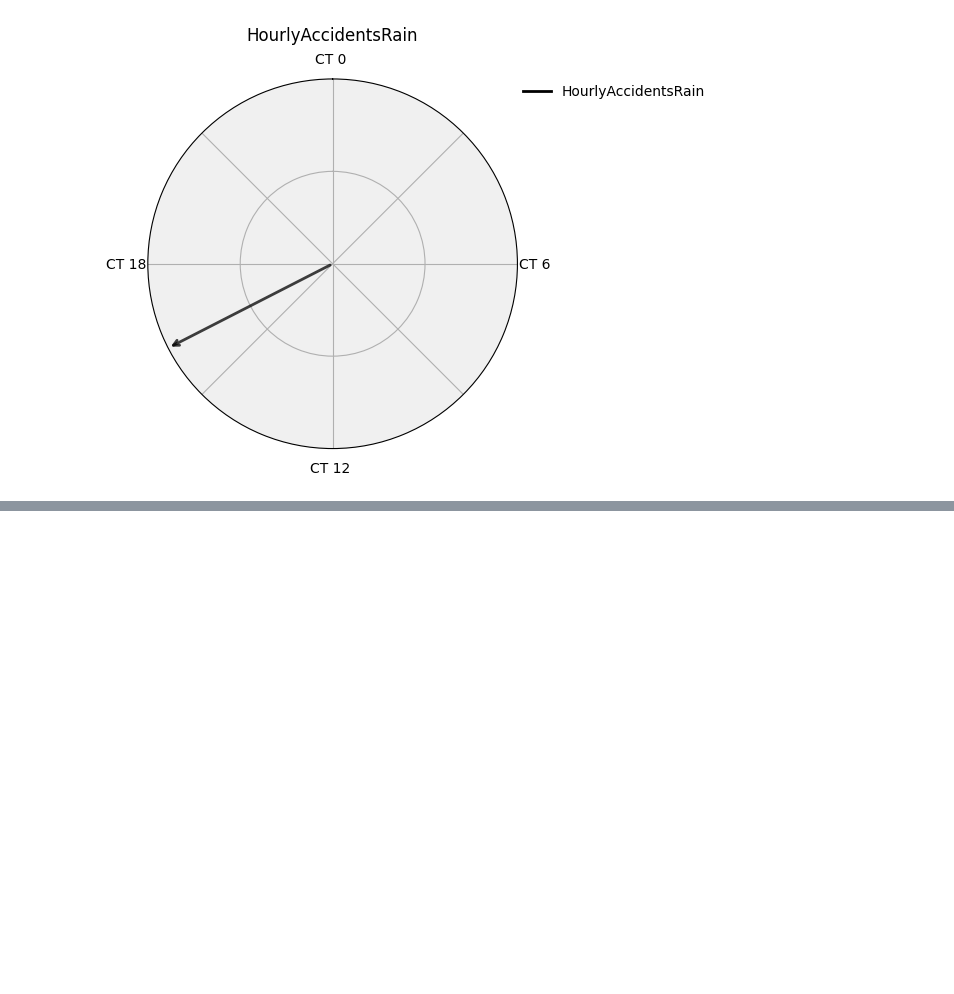
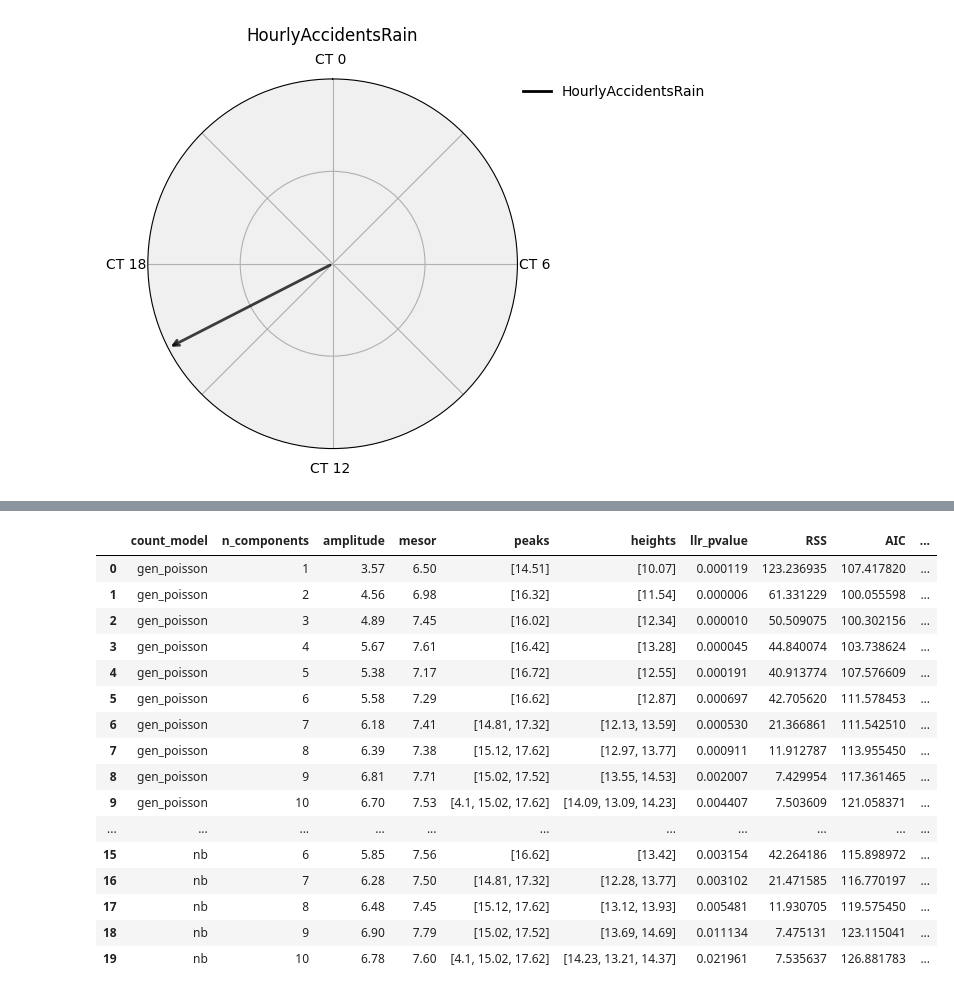
Before and after one commit to hanaskitek/diplomska-git, a Jupyter notebook: 08.1_kosinor_dez.ipynb, the cells around one changed output, grey strips where cells are left out. Cells and saved outputs as stored; diff of their text form; code cells hidden in the pictures; blank space fills up the shorter version.

```diff
--- a/08.1_kosinor_dez.ipynb
+++ b/08.1_kosinor_dez.ipynb
@@ -138,0 +156,20 @@ cosinor.plot_df_models(df_plot, df_best_model)
+# %%
+display(df_results_RC)
+# %% [output]
+|  | count_model | n_components | amplitude | mesor | peaks | heights | llr_pvalue | RSS | AIC | ... |
+| 0 | gen_poisson | 1 | 3.57 | 6.50 | [14.51] | [10.07] | 0.000119 | 123.236935 | 107.417820 | ... |
+| 1 | gen_poisson | 2 | 4.56 | 6.98 | [16.32] | [11.54] | 0.000006 | 61.331229 | 100.055598 | ... |
+| 2 | gen_poisson | 3 | 4.89 | 7.45 | [16.02] | [12.34] | 0.000010 | 50.509075 | 100.302156 | ... |
+| 3 | gen_poisson | 4 | 5.67 | 7.61 | [16.42] | [13.28] | 0.000045 | 44.840074 | 103.738624 | ... |
+| 4 | gen_poisson | 5 | 5.38 | 7.17 | [16.72] | [12.55] | 0.000191 | 40.913774 | 107.576609 | ... |
+| 5 | gen_poisson | 6 | 5.58 | 7.29 | [16.62] | [12.87] | 0.000697 | 42.705620 | 111.578453 | ... |
+| 6 | gen_poisson | 7 | 6.18 | 7.41 | [14.81, 17.32] | [12.13, 13.59] | 0.000530 | 21.366861 | 111.542510 | ... |
+| 7 | gen_poisson | 8 | 6.39 | 7.38 | [15.12, 17.62] | [12.97, 13.77] | 0.000911 | 11.912787 | 113.955450 | ... |
+| 8 | gen_poisson | 9 | 6.81 | 7.71 | [15.02, 17.52] | [13.55, 14.53] | 0.002007 | 7.429954 | 117.361465 | ... |
+| 9 | gen_poisson | 10 | 6.70 | 7.53 | [4.1, 15.02, 17.62] | [14.09, 13.09, 14.23] | 0.004407 | 7.503609 | 121.058371 | ... |
+| ... | ... | ... | ... | ... | ... | ... | ... | ... | ... | ... |
+| 15 | nb | 6 | 5.85 | 7.56 | [16.62] | [13.42] | 0.003154 | 42.264186 | 115.898972 | ... |
+| 16 | nb | 7 | 6.28 | 7.50 | [14.81, 17.32] | [12.28, 13.77] | 0.003102 | 21.471585 | 116.770197 | ... |
+| 17 | nb | 8 | 6.48 | 7.45 | [15.12, 17.62] | [13.12, 13.93] | 0.005481 | 11.930705 | 119.575450 | ... |
+| 18 | nb | 9 | 6.90 | 7.79 | [15.02, 17.52] | [13.69, 14.69] | 0.011134 | 7.475131 | 123.115041 | ... |
+| 19 | nb | 10 | 6.78 | 7.60 | [4.1, 15.02, 17.62] | [14.23, 13.21, 14.37] | 0.021961 | 7.535637 | 126.881783 | ... |
```
Also changed, not shown: parts of 15 cells of this notebook, 10 other files.
